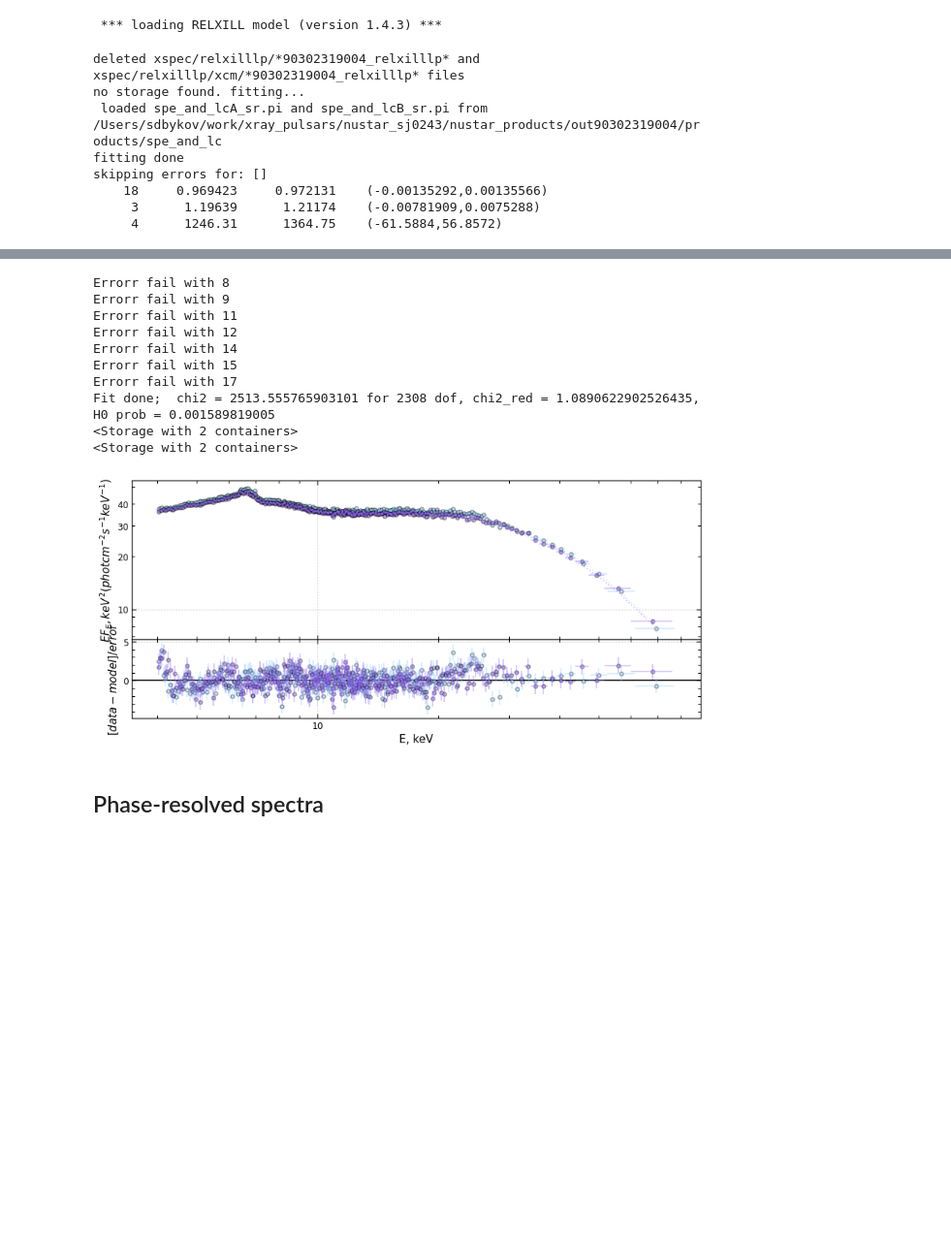
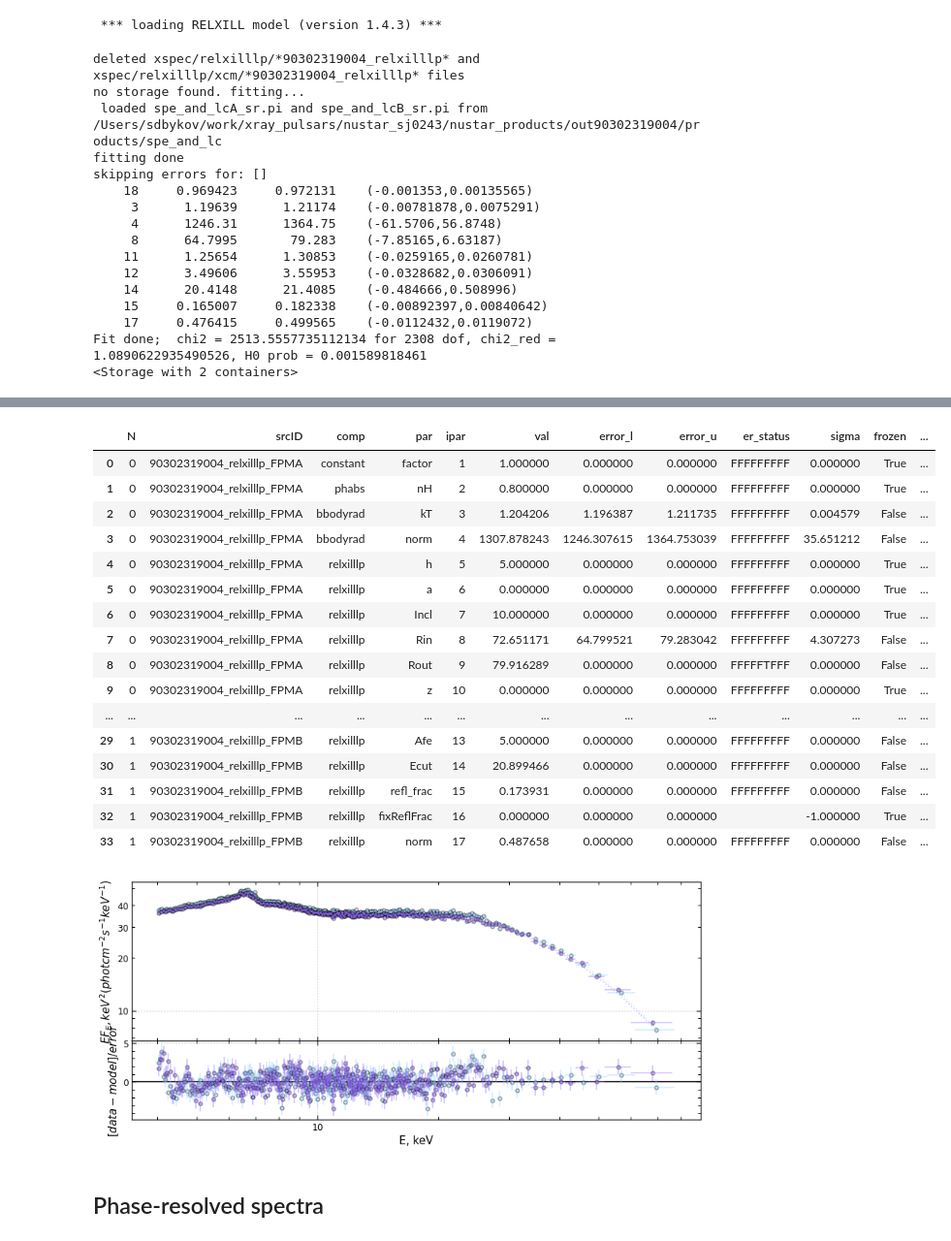
Before and after one commit to SergeiDBykov/nustar_sj0243, a Jupyter notebook: data_analysis/model_relxilllp/relxilllp_90302319004.ipynb, the cells around one changed output, grey strips where cells are left out. Shown at 97% size. Cells and saved outputs as stored; diff of their text form; code cells hidden in the pictures; blank space fills up the shorter version.

```diff
--- a/data_analysis/model_relxilllp/relxilllp_90302319004.ipynb
+++ b/data_analysis/model_relxilllp/relxilllp_90302319004.ipynb
@@ -68,13 +68,21 @@ model.relxilllp.Afe = '5 -1'
 # %%
 
 mo_fid_pars = fit_spectra(model = model, model_name = model_name, prefix = ObsID, dataset='spe_and_lc', rewrite = True, calc_errors = calc_errors)
-print(mo_fid_pars)
+mo_fid_pars
 # %% [output]
 deleted xspec/relxilllp/*90302319004_relxilllp* and xspec/relxilllp/xcm/*90302319004_relxilllp* files
 no storage found. fitting...
  loaded spe_and_lcA_sr.pi and spe_and_lcB_sr.pi from /Users/sdbykov/work/xray_pulsars/nustar_sj0243/nustar_products/out90302319004/products/spe_and_lc
 fitting done
 skipping errors for: []
-    18     0.969423     0.972131    (-0.00135292,0.00135566)
-     3      1.19639      1.21174    (-0.00781909,0.0075288)
-     4      1246.31      1364.75    (-61.5884,56.8572)
+    18     0.969423     0.972131    (-0.001353,0.00135565)
+     3      1.19639      1.21174    (-0.00781878,0.0075291)
+     4      1246.31      1364.75    (-61.5706,56.8748)
+     8      64.7995       79.283    (-7.85165,6.63187)
+    11      1.25654      1.30853    (-0.0259165,0.0260781)
+    12      3.49606      3.55953    (-0.0328682,0.0306091)
+    14      20.4148      21.4085    (-0.484666,0.508996)
+    15     0.165007     0.182338    (-0.00892397,0.00840642)
+    17     0.476415     0.499565    (-0.0112432,0.0119072)
+Fit done;  chi2 = 2513.5557735112134 for 2308 dof, chi2_red = 1.0890622935490526, H0 prob = 0.001589818461
+<Storage with 2 containers>
@@ -82,13 +89,20 @@ skipping errors for: []
-Errorr fail with 8
-Errorr fail with 9
-Errorr fail with 11
-Errorr fail with 12
-Errorr fail with 14
-Errorr fail with 15
-Errorr fail with 17
-Fit done;  chi2 = 2513.555765903101 for 2308 dof, chi2_red = 1.0890622902526435, H0 prob = 0.001589819005
-<Storage with 2 containers>
-<Storage with 2 containers>
+|  | N | srcID | comp | par | ipar | val | error_l | error_u | er_status | sigma | frozen | ... |
+| 0 | 0 | 90302319004_relxilllp_FPMA | constant | factor | 1 | 1.000000 | 0.000000 | 0.000000 | FFFFFFFFF | 0.000000 | True | ... |
+| 1 | 0 | 90302319004_relxilllp_FPMA | phabs | nH | 2 | 0.800000 | 0.000000 | 0.000000 | FFFFFFFFF | 0.000000 | True | ... |
+| 2 | 0 | 90302319004_relxilllp_FPMA | bbodyrad | kT | 3 | 1.204206 | 1.196387 | 1.211735 | FFFFFFFFF | 0.004579 | False | ... |
+| 3 | 0 | 90302319004_relxilllp_FPMA | bbodyrad | norm | 4 | 1307.878243 | 1246.307615 | 1364.753039 | FFFFFFFFF | 35.651212 | False | ... |
+| 4 | 0 | 90302319004_relxilllp_FPMA | relxilllp | h | 5 | 5.000000 | 0.000000 | 0.000000 | FFFFFFFFF | 0.000000 | True | ... |
+| 5 | 0 | 90302319004_relxilllp_FPMA | relxilllp | a | 6 | 0.000000 | 0.000000 | 0.000000 | FFFFFFFFF | 0.000000 | True | ... |
+| 6 | 0 | 90302319004_relxilllp_FPMA | relxilllp | Incl | 7 | 10.000000 | 0.000000 | 0.000000 | FFFFFFFFF | 0.000000 | True | ... |
+| 7 | 0 | 90302319004_relxilllp_FPMA | relxilllp | Rin | 8 | 72.651171 | 64.799521 | 79.283042 | FFFFFFFFF | 4.307273 | False | ... |
+| 8 | 0 | 90302319004_relxilllp_FPMA | relxilllp | Rout | 9 | 79.916289 | 0.000000 | 0.000000 | FFFFFTFFF | 0.000000 | False | ... |
+| 9 | 0 | 90302319004_relxilllp_FPMA | relxilllp | z | 10 | 0.000000 | 0.000000 | 0.000000 | FFFFFFFFF | 0.000000 | True | ... |
+| ... | ... | ... | ... | ... | ... | ... | ... | ... | ... | ... | ... | ... |
+| 29 | 1 | 90302319004_relxilllp_FPMB | relxilllp | Afe | 13 | 5.000000 | 0.000000 | 0.000000 | FFFFFFFFF | 0.000000 | False | ... |
+| 30 | 1 | 90302319004_relxilllp_FPMB | relxilllp | Ecut | 14 | 20.899466 | 0.000000 | 0.000000 | FFFFFFFFF | 0.000000 | False | ... |
+| 31 | 1 | 90302319004_relxilllp_FPMB | relxilllp | refl_frac | 15 | 0.173931 | 0.000000 | 0.000000 | FFFFFFFFF | 0.000000 | False | ... |
+| 32 | 1 | 90302319004_relxilllp_FPMB | relxilllp | fixReflFrac | 16 | 0.000000 | 0.000000 | 0.000000 |  | -1.000000 | True | ... |
+| 33 | 1 | 90302319004_relxilllp_FPMB | relxilllp | norm | 17 | 0.487658 | 0.000000 | 0.000000 | FFFFFFFFF | 0.000000 | False | ... |
 [figure]
 # %% [markdown]
 ## Phase-resolved spectra
```
Also changed, not shown: parts of 6 cells of this notebook, 10 other files.
